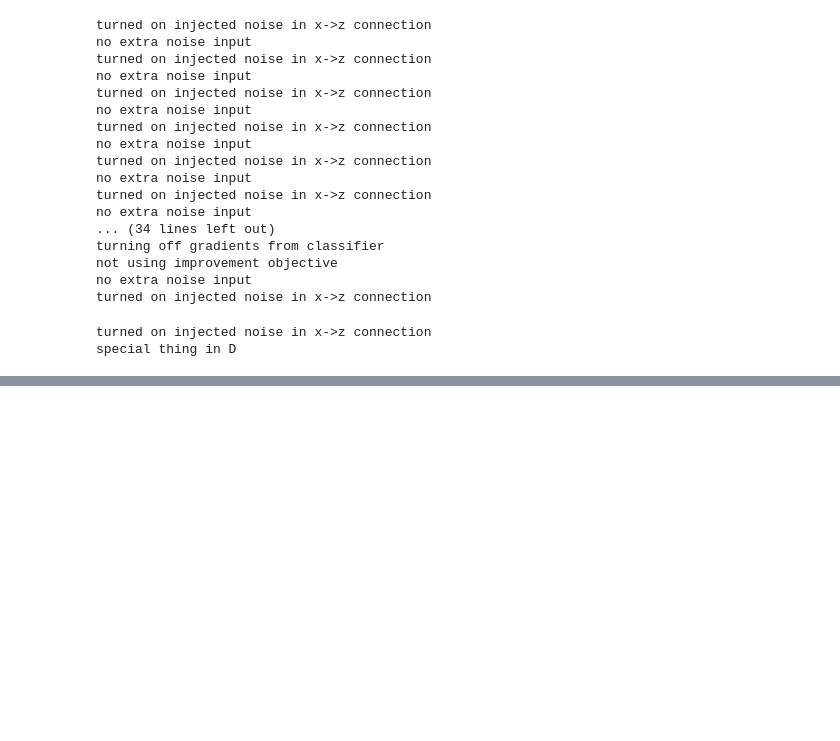
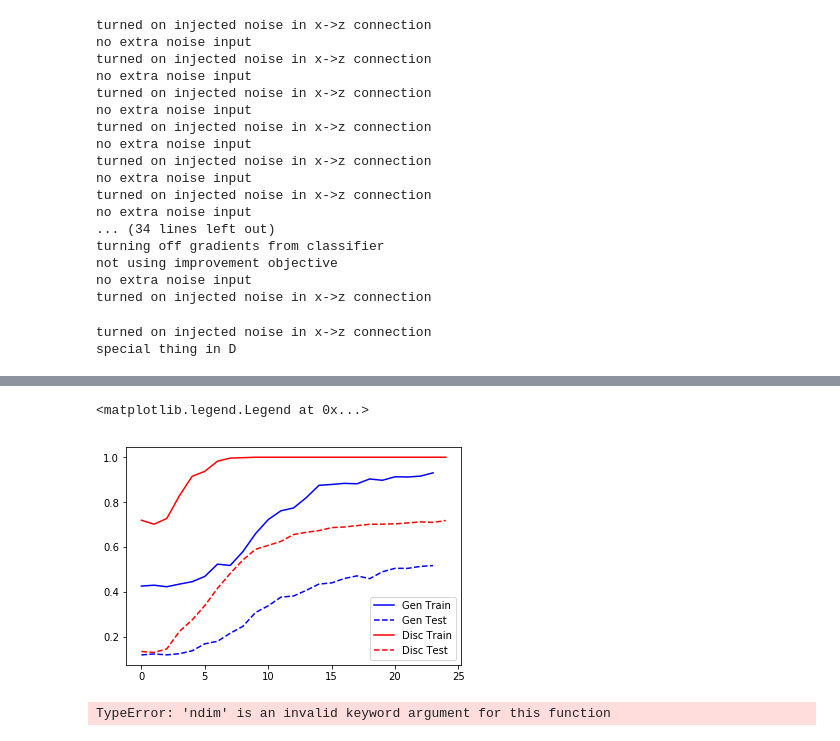
Before and after one commit to alexmlamb/undirected_matching, a Jupyter notebook: lib/svhn-soa-svm.ipynb, the cells around one changed output, grey strips where cells are left out. Cells and saved outputs as stored; diff of their text form; code cells hidden in the pictures; blank space fills up the shorter version.

```diff
--- a/lib/svhn-soa-svm.ipynb
+++ b/lib/svhn-soa-svm.ipynb
@@ -259,6 +259,23 @@ Mapped name None to device cuda0: Quadro K6000 (0000:04:00.0)
 print "a"
 # %% [output]
 a
+# %%
+import pickle, os
+
+directory = "network-temp/"
+ext = "svhn-soa-svm.p"
+
+if not os.path.exists(directory):
+    os.makedirs(directory)
+
+def save_network(gparams,dparams, cparams,name):
+    pkl_params = (gparams,dparams, cparams)
+    out = open(directory + str(name) + ext, "w", 0) #bufsize=0
+    pickle.dump(pkl_params, out)
+    out.close()
+
+def load_network(name):
+    return pickle.load(open(directory + str(name) + ext, "r" ))
 # %%
 nl = 128
 print "num latent", nl
@@ -618,6 +635,11 @@ for iteration in range(0,500000):
         dzstats.append([testacc, trainacc])
 
         statsname = "stats.pkl"
+        print "writing", statsname, time.time() - t0, "total time to run"
+
         pickle.dump([zstats,dzstats], open(statsname, "w", 0))
-        print "wrote", statsname, time.time() - t0, "total time to run"
+
+        paramsfile = str(iteration) + "baseparamsfile"
+        print "writing"
+        save_network(gparams,dparams, cparams,paramsfile)
 # %% [output]
@@ -643,11 +669,13 @@ print "a"
 # %%
 %matplotlib inline
 # %%
-plt.plot(np.asarray(dzstats)[:,1], label="Disc Train", linestyle='--')
+plt.plot(np.asarray(dzstats)[:,1], label="Gen Train", linestyle='-', c="blue")
+plt.plot(np.asarray(dzstats)[:,0], label="Gen Test", linestyle='--', c="blue")
 
-plt.plot(np.asarray(dzstats)[:,0], label="Disc Test", linestyle='--')
-
-# plt.plot(np.asarray(zstats)[:,1], label="Train", linestyle='-')
-# plt.plot(np.asarray(zstats)[:,0], label="Test", linestyle='-')
+plt.plot(np.asarray(zstats)[:,1], label="Disc Train", linestyle='-', c="red")
+plt.plot(np.asarray(zstats)[:,0], label="Disc Test", linestyle='--', c="red")
 
 plt.legend()
+# %% [output]
+<matplotlib.legend.Legend at 0x...>
+[figure, added]
@@ -653,0 +690,4 @@ plt.legend()
+# %%
+normalize(train_stream.get_epoch_iterator().next()[0]).flatten(ndim=2).shape
+# %% [output]
+TypeError: 'ndim' is an invalid keyword argument for this function
```
Also changed, not shown: parts of 8 cells of this notebook, 1 other file.
